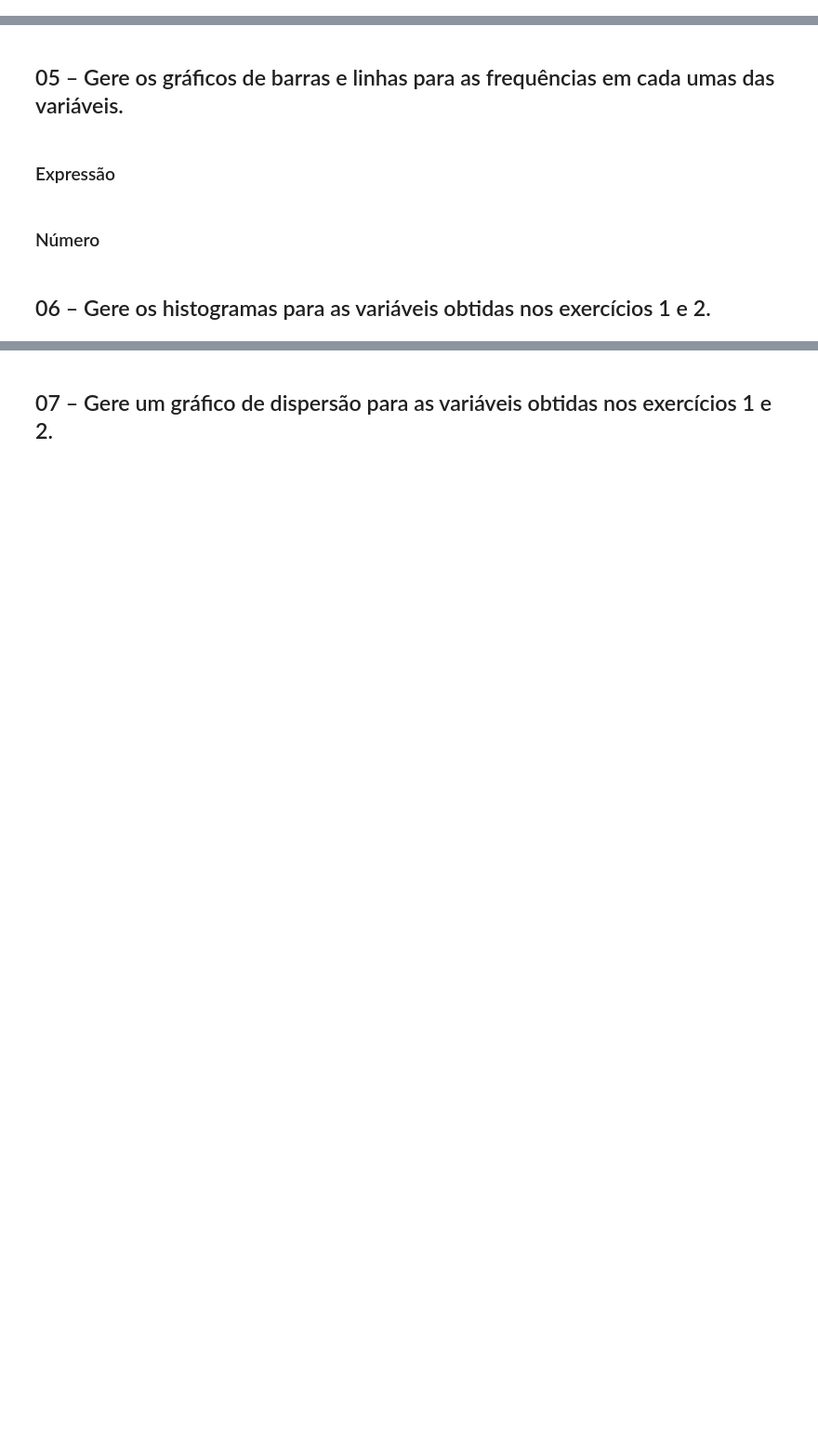
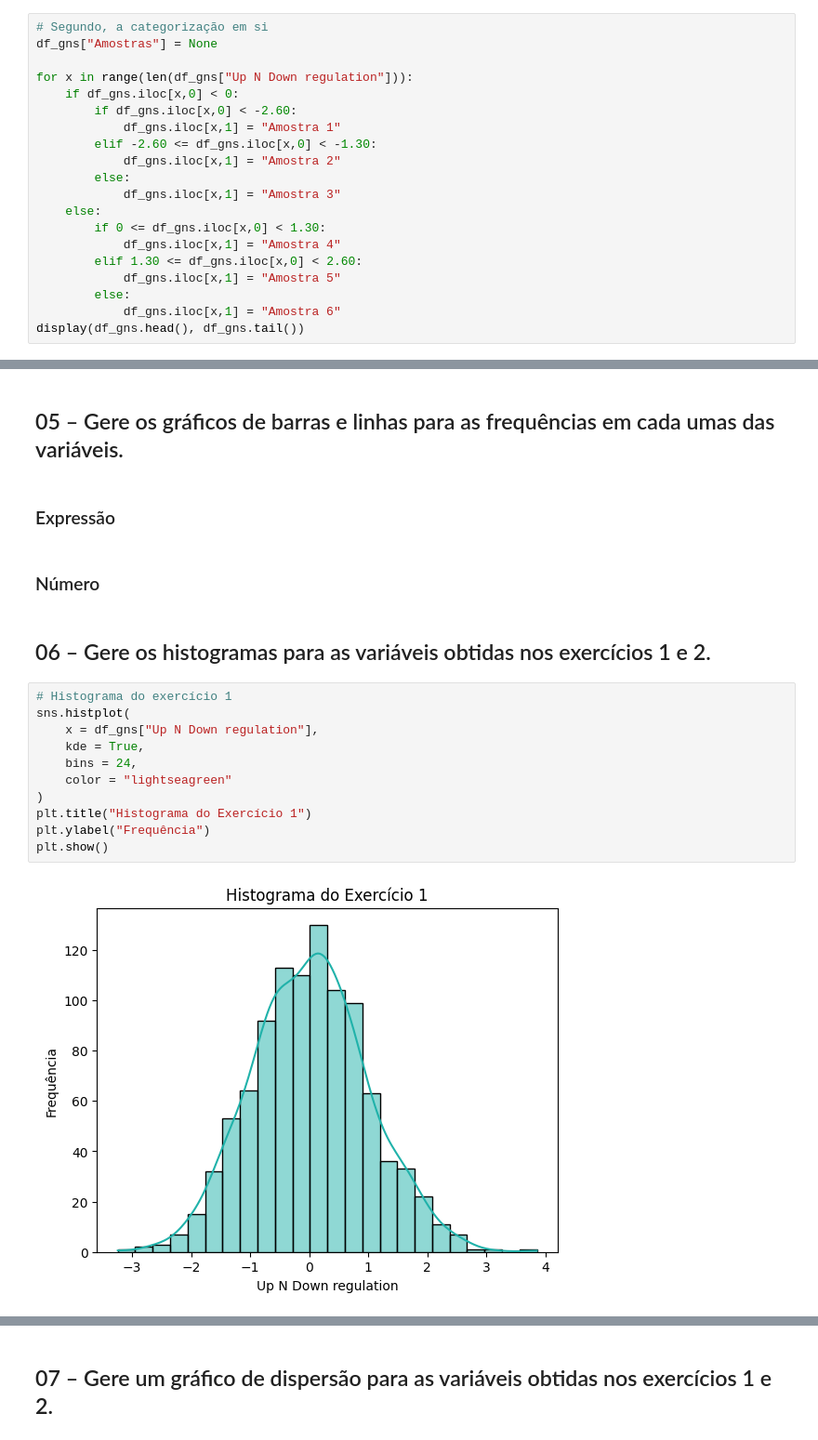
Before and after one commit to R-Zurik/PythonBasico_Disciplina, a Jupyter notebook: Exercícios/14-Variáveis_Quantitativas_2026-03-31.ipynb, the cells around one changed output, grey strips where cells are left out. Shown at 93% size. Drawn from its saved outputs; the diff is of its cells as text; blank space fills up the shorter version.

```diff
--- a/Exercícios/14-Variáveis_Quantitativas_2026-03-31.ipynb
+++ b/Exercícios/14-Variáveis_Quantitativas_2026-03-31.ipynb
@@ -84,0 +110,20 @@ Obtenha a tabela de frequência das variáveis criadas nos exercícios 1 e 2.
+# %%
+# Segundo, a categorização em si
+df_gns["Amostras"] = None
+
+for x in range(len(df_gns["Up N Down regulation"])):
+    if df_gns.iloc[x,0] < 0:
+        if df_gns.iloc[x,0] < -2.60:
+            df_gns.iloc[x,1] = "Amostra 1"
+        elif -2.60 <= df_gns.iloc[x,0] < -1.30:
+            df_gns.iloc[x,1] = "Amostra 2"
+        else:
+            df_gns.iloc[x,1] = "Amostra 3"
+    else:
+        if 0 <= df_gns.iloc[x,0] < 1.30:
+            df_gns.iloc[x,1] = "Amostra 4"
+        elif 1.30 <= df_gns.iloc[x,0] < 2.60:
+            df_gns.iloc[x,1] = "Amostra 5"
+        else:
+            df_gns.iloc[x,1] = "Amostra 6"
+display(df_gns.head(), df_gns.tail())
@@ -90,3 +231,16 @@ Obtenha a tabela de frequência das variáveis criadas nos exercícios 1 e 2.
 ### Número
 # %% [markdown]
 ## 06 – Gere os histogramas para as variáveis obtidas nos exercícios 1 e 2.
+# %%
+# Histograma do exercício 1
+sns.histplot(
+    x = df_gns["Up N Down regulation"],
+    kde = True,
+    bins = 24,
+    color = "lightseagreen"
+)
+plt.title("Histograma do Exercício 1")
+plt.ylabel("Frequência")
+plt.show()
+# %% [output]
+[figure, added]
```
Also changed, not shown: parts of 19 cells of this notebook.
